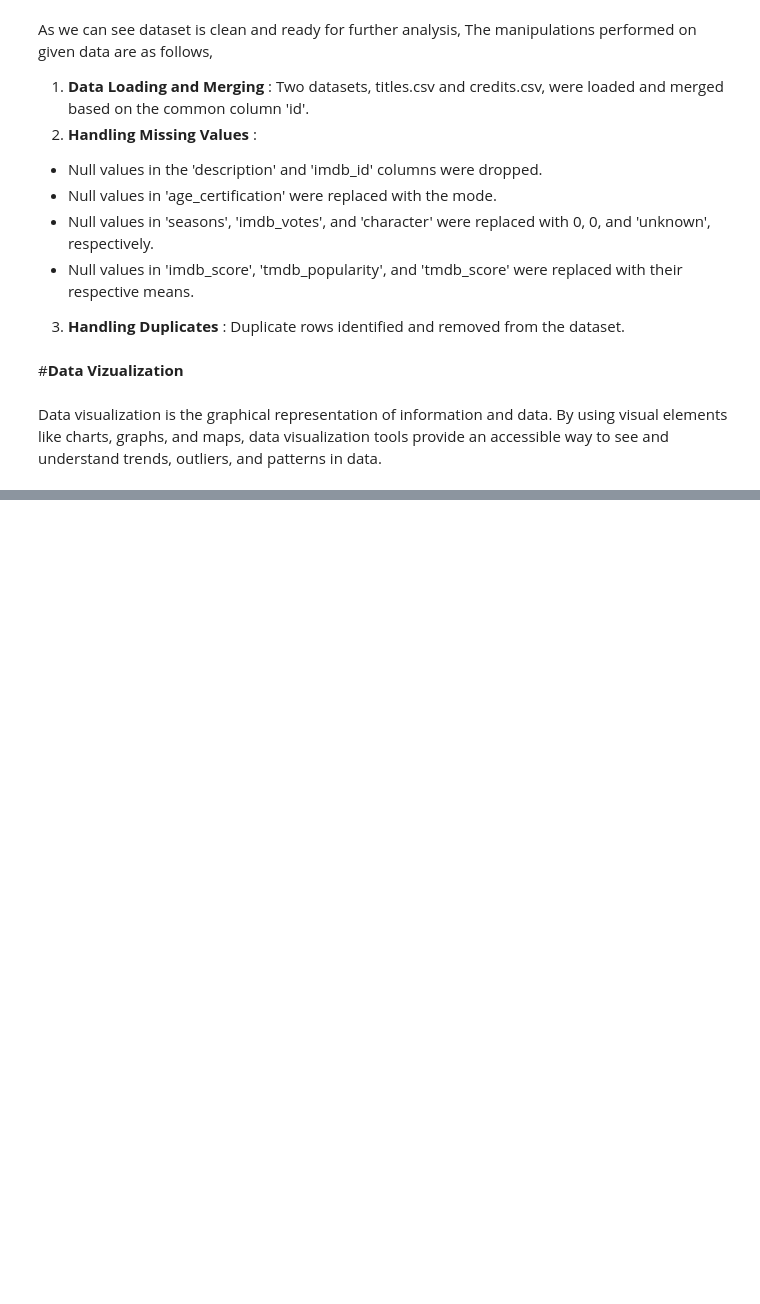
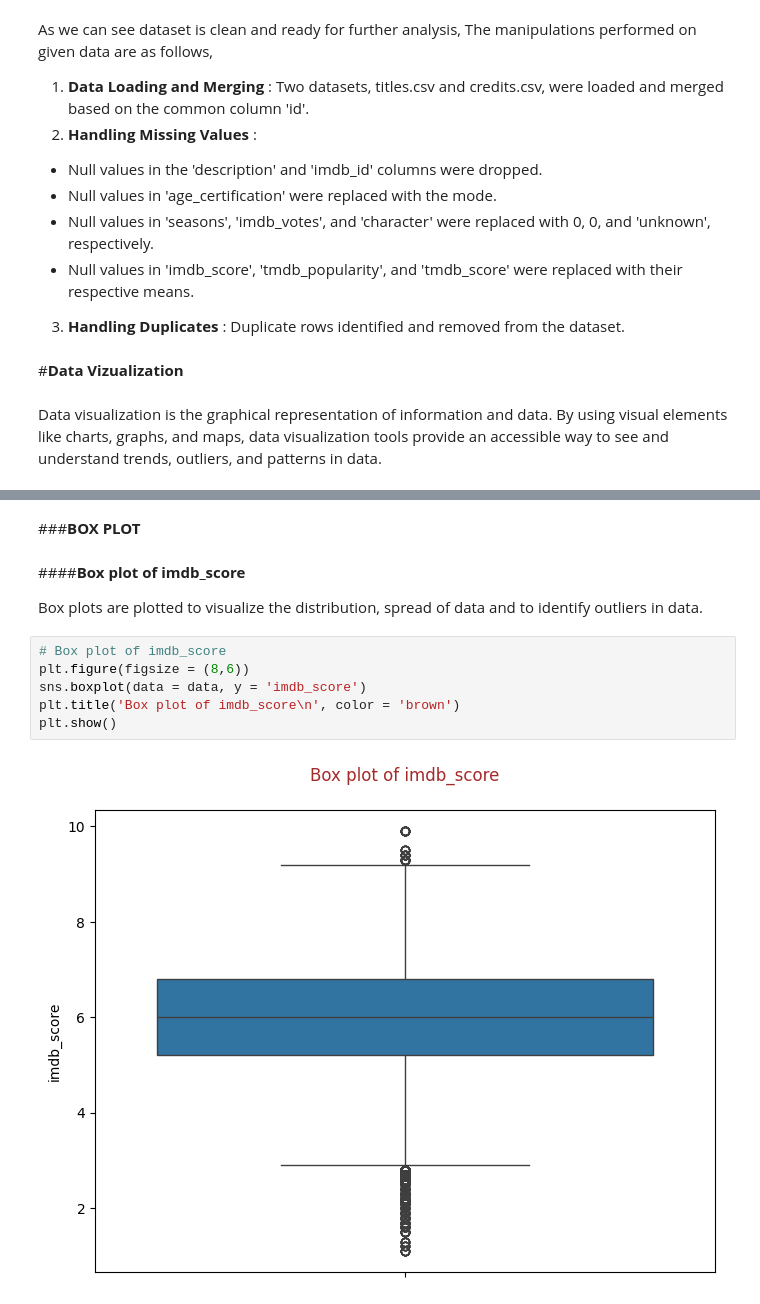
Before and after one commit to Sandeshh16/Amazon-Prime-TV-Shows-and-Movies-EDA, a Jupyter notebook: Amazon_prime_EDA.ipynb, the cells around one changed output, grey strips where cells are left out. Drawn from its saved outputs; the diff is of its cells as text; blank space fills up the shorter version.

Commit message:
added visualizations

```diff
--- a/Amazon_prime_EDA.ipynb
+++ b/Amazon_prime_EDA.ipynb
@@ -468,0 +404,14 @@ Reasoning: To track the trend of TMDb popularity for TV shows with different num
+# %% [markdown]
+###**BOX PLOT**
+# %% [markdown]
+####**Box plot of imdb_score**
+
+Box plots are plotted to visualize the distribution, spread of data and to identify outliers in data.
+# %%
+# Box plot of imdb_score
+plt.figure(figsize = (8,6))
+sns.boxplot(data = data, y = 'imdb_score')
+plt.title('Box plot of imdb_score\n', color = 'brown')
+plt.show()
+# %% [output]
+[figure, added]
```
Also changed, not shown: parts of 95 cells of this notebook.
